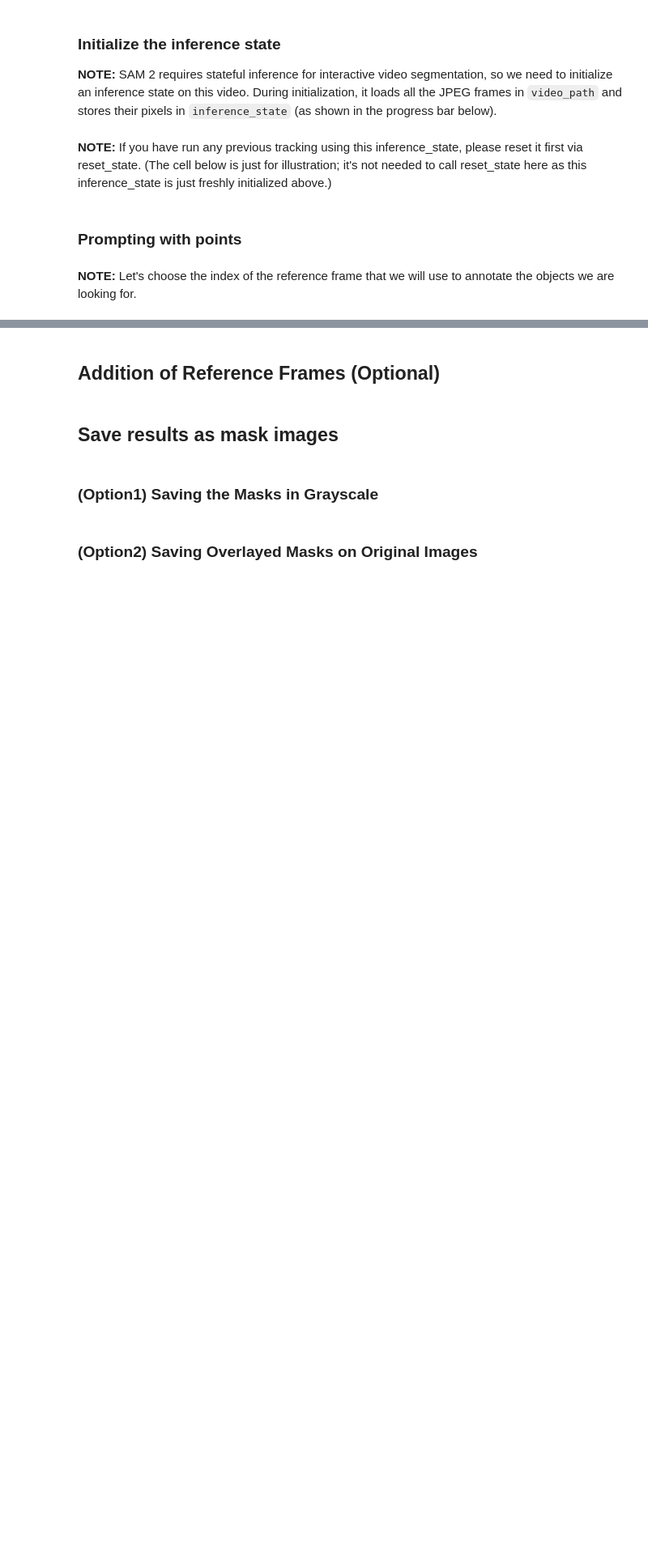
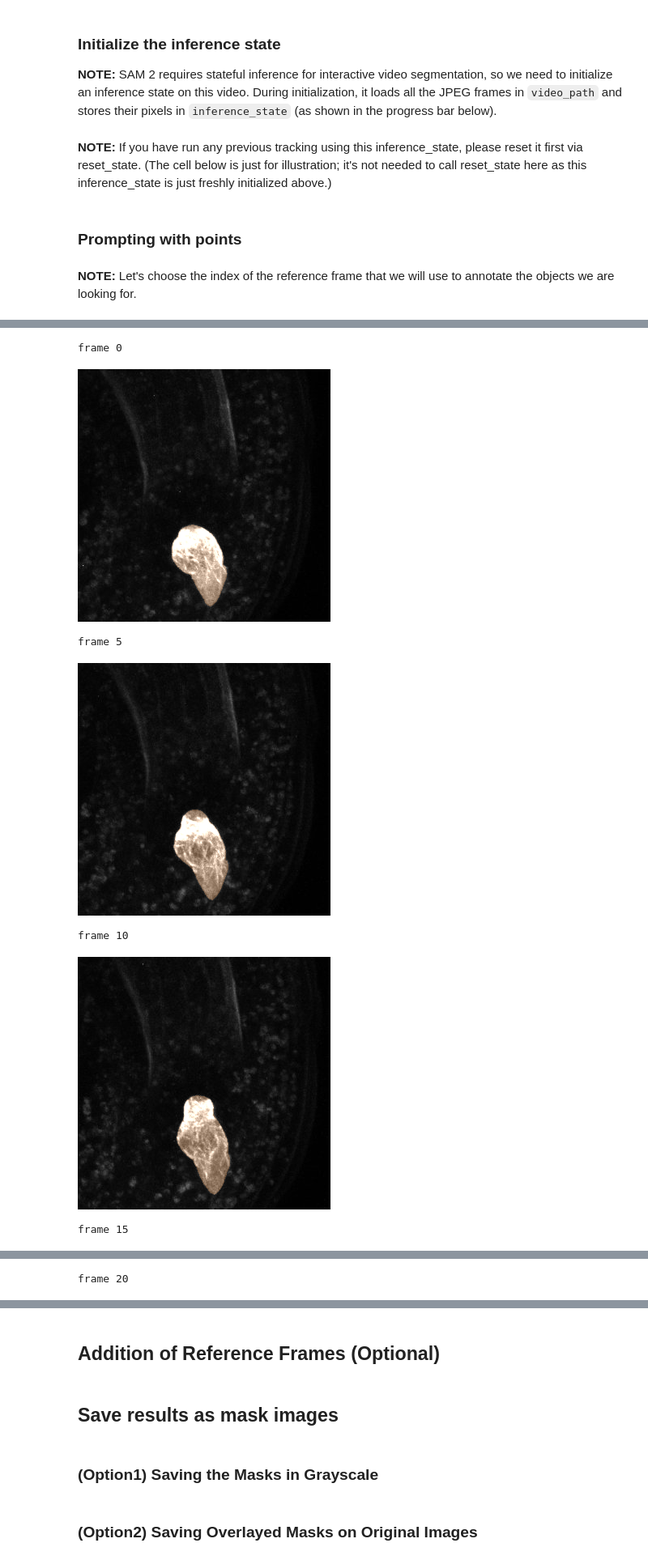
Before and after one commit to YusukeKimata-Moo/SAM2-segmentation, a Jupyter notebook: SAM2-segmentation.ipynb, the cells around one changed output, grey strips where cells are left out. Shown at 81% size. Cells and saved outputs as stored; diff of their text form; code cells hidden in the pictures; blank space fills up the shorter version.

```diff
--- a/SAM2-segmentation.ipynb
+++ b/SAM2-segmentation.ipynb
@@ -157,8 +179,8 @@ CONFIG = "configs/sam2.1/sam2.1_hiera_l.yaml"
 predictor = build_sam2_video_predictor(CONFIG, CHECKPOINT)
 # %%
 # Input, output directory name
-input_name = "input_p02_Merged_1-2"
-output_name = "output_p02_Merged_1-2"
+input_name = "input_MT_demo"
+output_name = "output_MT_demo"
 
 input_img_dir = "/content/drive/MyDrive/Colab Notebooks/SAM2-segmentation/" + input_name + "/"
 output_mask_dir = "/content/drive/MyDrive/Colab Notebooks/SAM2-segmentation/" + output_name + "_mask/"
@@ -203,7 +231,7 @@ OBJECTS = ['object', 'bg'] # Define target object as 'object' and background as
 # %% [markdown]
 **NOTE:** Let's choose the index of the reference frame that we will use to annotate the objects we are looking for.
 # %%
-FRAME_IDX = 0 # Frame number
+FRAME_IDX = 10 # Set the frame idx of reference for initial segmentation
 OBJECT_ID = 1
 FRAME_PATH = f"{input_img_dir}{FRAME_IDX:03d}.jpg"
 
@@ -265,21 +297,46 @@ show_mask((out_mask_logits[0] > 0.0).cpu().numpy(), plt.gca(), obj_id=out_obj_id
 # %%
 # Run segmentation on all frames of the video
 video_segments = {}
-for out_frame_idx, out_obj_ids, out_mask_logits in predictor.propagate_in_video(inference_state):
-    video_segments[out_frame_idx] = {
-        out_obj_id: (out_mask_logits[i] > 0.0).cpu().numpy()
-        for i, out_obj_id in enumerate(out_obj_ids)
-    }
+
+# Forward (FRAME_IDX→last)
+for out_frame_idx, out_obj_ids, out_mask_logits in predictor.propagate_in_video(
+        inference_state,
+        start_frame_idx=FRAME_IDX,
+        reverse=False
+    ):
+    if out_frame_idx not in video_segments:
+        video_segments[out_frame_idx] = {}
+    for i, out_obj_id in enumerate(out_obj_ids):
+        video_segments[out_frame_idx][out_obj_id] = (out_mask_logits[i] > 0).cpu().numpy()
+
+# Backward (FRAME_IDX→start）)
+for out_frame_idx, out_obj_ids, out_mask_logits in predictor.propagate_in_video(
+        inference_state,
+        start_frame_idx=FRAME_IDX,
+        reverse=True
+    ):
+    if out_frame_idx not in video_segments:
+        video_segments[out_frame_idx] = {}
+    for i, out_obj_id in enumerate(out_obj_ids):
+        video_segments[out_frame_idx][out_obj_id] = (out_mask_logits[i] > 0).cpu().numpy()
 # %%
 # Display every few frames to check the results
-vis_frame_stride = 3 # step interval
+vis_frame_stride = 5 # step interval
 
 plt.close("all")
 for out_frame_idx in range(0, len(frame_names), vis_frame_stride):
     image = cv2.imread(frame_names[out_frame_idx])
     image = cv2.cvtColor(image, cv2.COLOR_BGR2RGB)
     for out_obj_id, out_mask in video_segments[out_frame_idx].items():
         image = show_mask_cv2(image, out_mask, obj_id=out_obj_id)
         image = cv2.cvtColor(image, cv2.COLOR_RGB2BGR)
         print(f"frame {out_frame_idx}")
         cv2_imshow(image)
+# %% [output]
+frame 0
+[figure, added]
+frame 5
+[figure, added]
+frame 10
+[figure, added]
+frame 15
@@ -285,0 +344 @@ for out_frame_idx in range(0, len(frame_names), vis_frame_stride):
+frame 20
```
Also changed, not shown: parts of 17 cells of this notebook.
